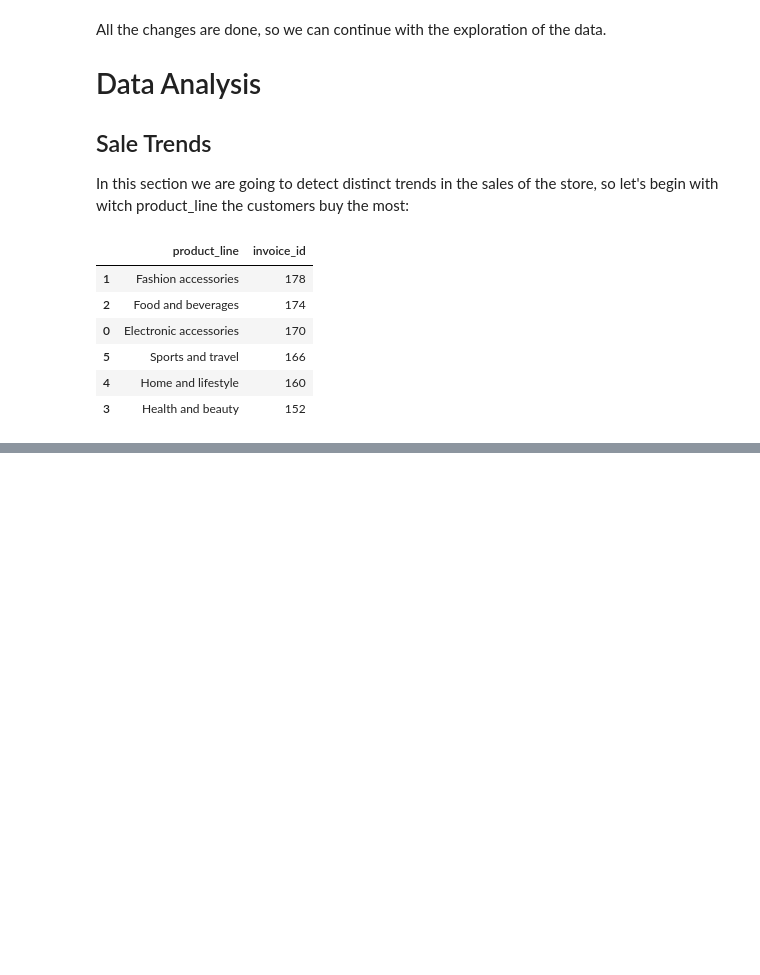
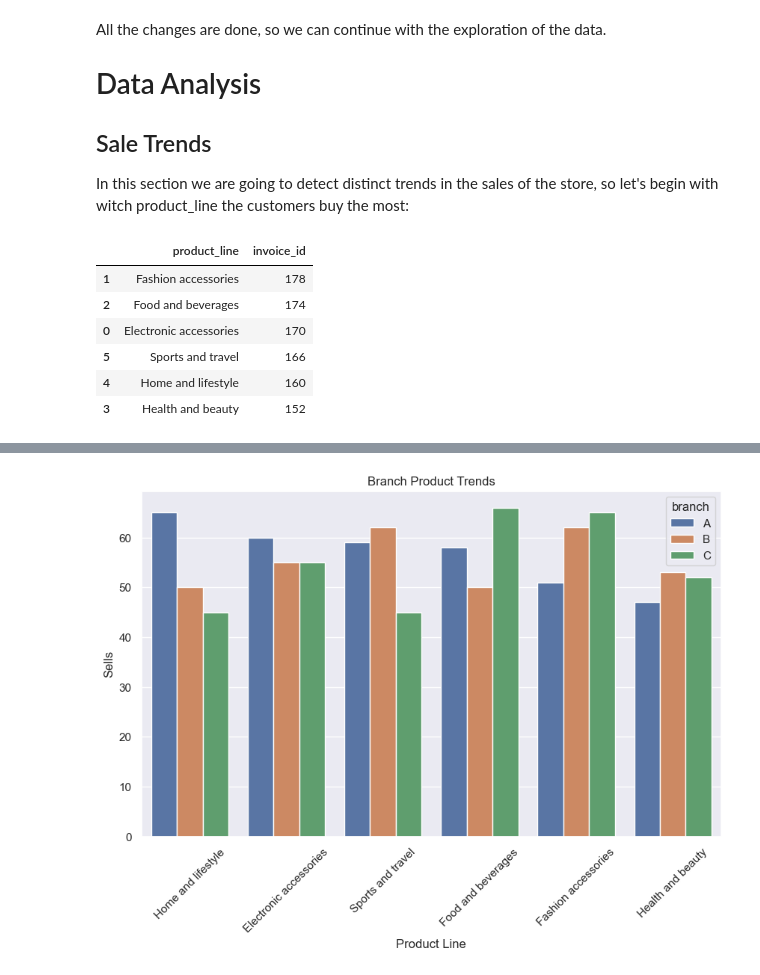
Before and after one commit to PPJQ/StoreAnalysis, a Jupyter notebook: StoreAnalysis.ipynb, the cells around one changed output, grey strips where cells are left out. Saved outputs shown, nothing was run; the diff lists cells and outputs as text; code cells hidden in the pictures; blank space fills up the shorter version.

```diff
--- a/StoreAnalysis.ipynb
+++ b/StoreAnalysis.ipynb
@@ -255,0 +258,5 @@ plt.show()
+# %%
+# Grouping by branch, product line and sales
+branch_product_trend = df.groupby(['branch','product_line'], as_index=False).agg({'invoice_id': 'count'}).sort_values(by=['branch','invoice_id'], ascending=[True, False])
+
+branch_product_trend
@@ -255,0 +281,12 @@ plt.show()
+# %%
+# Creating the data chart of branch products trends
+plt.figure(figsize=(10,6))
+sns.set_theme()
+sns.barplot(x='product_line', y='invoice_id', hue='branch', data=branch_product_trend)
+plt.title('Branch Product Trends')
+plt.xlabel('Product Line')
+plt.ylabel('Sells')
+plt.xticks(rotation = 45)
+plt.show()
+# %% [output]
+[figure, added]
```
Also changed, not shown: parts of 7 cells of this notebook, 3 other files.
